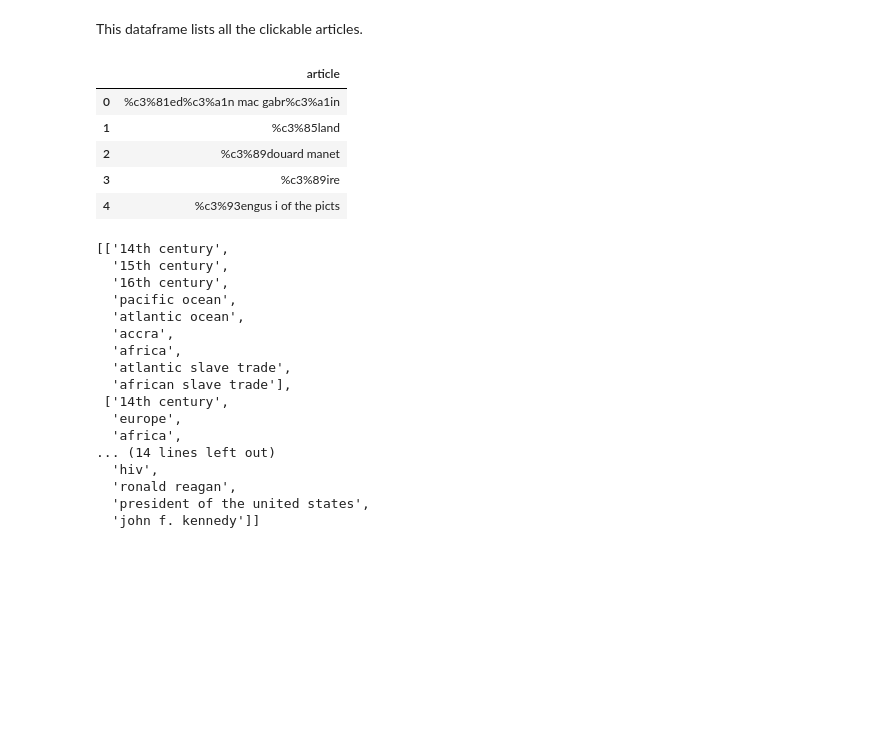
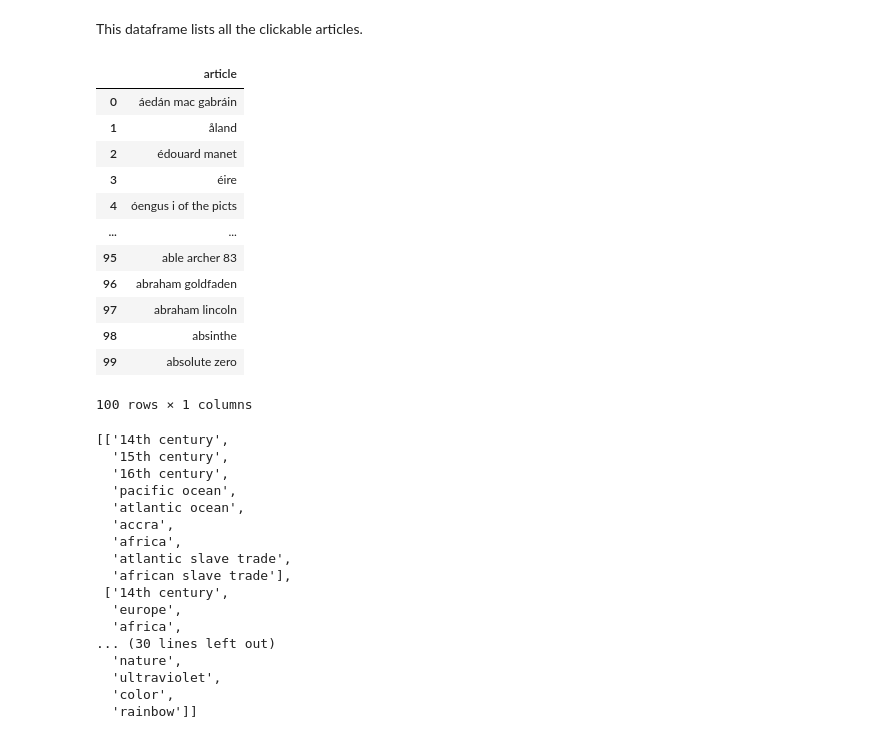
Before and after one commit to epfl-ada/ada-2022-project-theadalyzers, a Jupyter notebook: P2.ipynb, the cells around one changed output. Cells and saved outputs as stored; diff of their text form; code cells hidden in the pictures; blank space fills up the shorter version.

```diff
--- a/P2.ipynb
+++ b/P2.ipynb
@@ -72,22 +64,30 @@ This dataframe lists all the clickable articles.
 # %%
 def filter_article_name(article_list):
     new_article_list=[]
     for article in article_list:
+        article = urllib.parse.unquote(article)
         article = article.lower()
         article = article.replace('_', ' ')
         article = article.strip()
         new_article_list.append(article)
     return new_article_list
 
 articles.article=filter_article_name(articles.article)
-articles.head()
+articles.head(100)
 # %% [output]
 |  | article |
-| 0 | %c3%81ed%c3%a1n mac gabr%c3%a1in |
-| 1 | %c3%85land |
-| 2 | %c3%89douard manet |
-| 3 | %c3%89ire |
-| 4 | %c3%93engus i of the picts |
+| 0 | áedán mac gabráin |
+| 1 | åland |
+| 2 | édouard manet |
+| 3 | éire |
+| 4 | óengus i of the picts |
+| ... | ... |
+| 95 | able archer 83 |
+| 96 | abraham goldfaden |
+| 97 | abraham lincoln |
+| 98 | absinthe |
+| 99 | absolute zero |
+100 rows × 1 columns
 # %%
 # this is the articles list in the lists of paths
 
@@ -99,11 +99,11 @@ for x in paths_finished['path']: # hypothesize also in paths_unfinished
 clicked_articles_filtered=[]
 for path in clicked_articles:
     path_filtered=filter_article_name(path)
-    if '<' in path:
-        path.remove('<') #it does not work
+    if '14th century' in path:
+        path.remove('14th century') #it does not work
     clicked_articles_filtered.append(path_filtered)
 
-clicked_articles_filtered[:5]
+clicked_articles_filtered[:10]
 # %% [output]
 [['14th century',
   '15th century',
@@ -117,11 +117,11 @@ clicked_articles_filtered[:5]
  ['14th century',
   'europe',
   'africa',
-... (14 lines left out)
-  'hiv',
-  'ronald reagan',
-  'president of the united states',
-  'john f. kennedy']]
+... (30 lines left out)
+  'nature',
+  'ultraviolet',
+  'color',
+  'rainbow']]
 # %%
 # this is the dataframe containing the hyperlinks and their clicktrhough frequency
 
```
Also changed, not shown: parts of 58 cells of this notebook.
